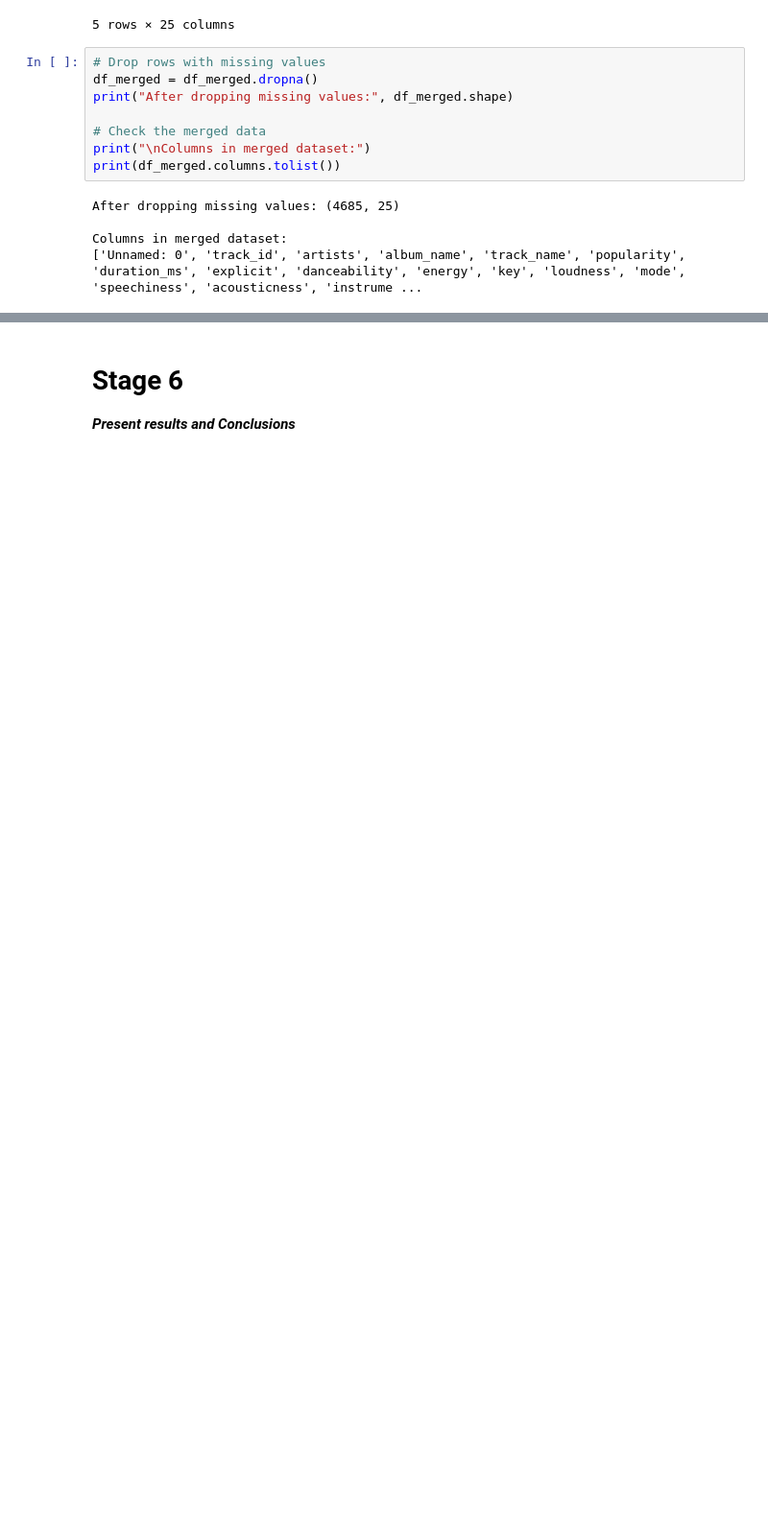
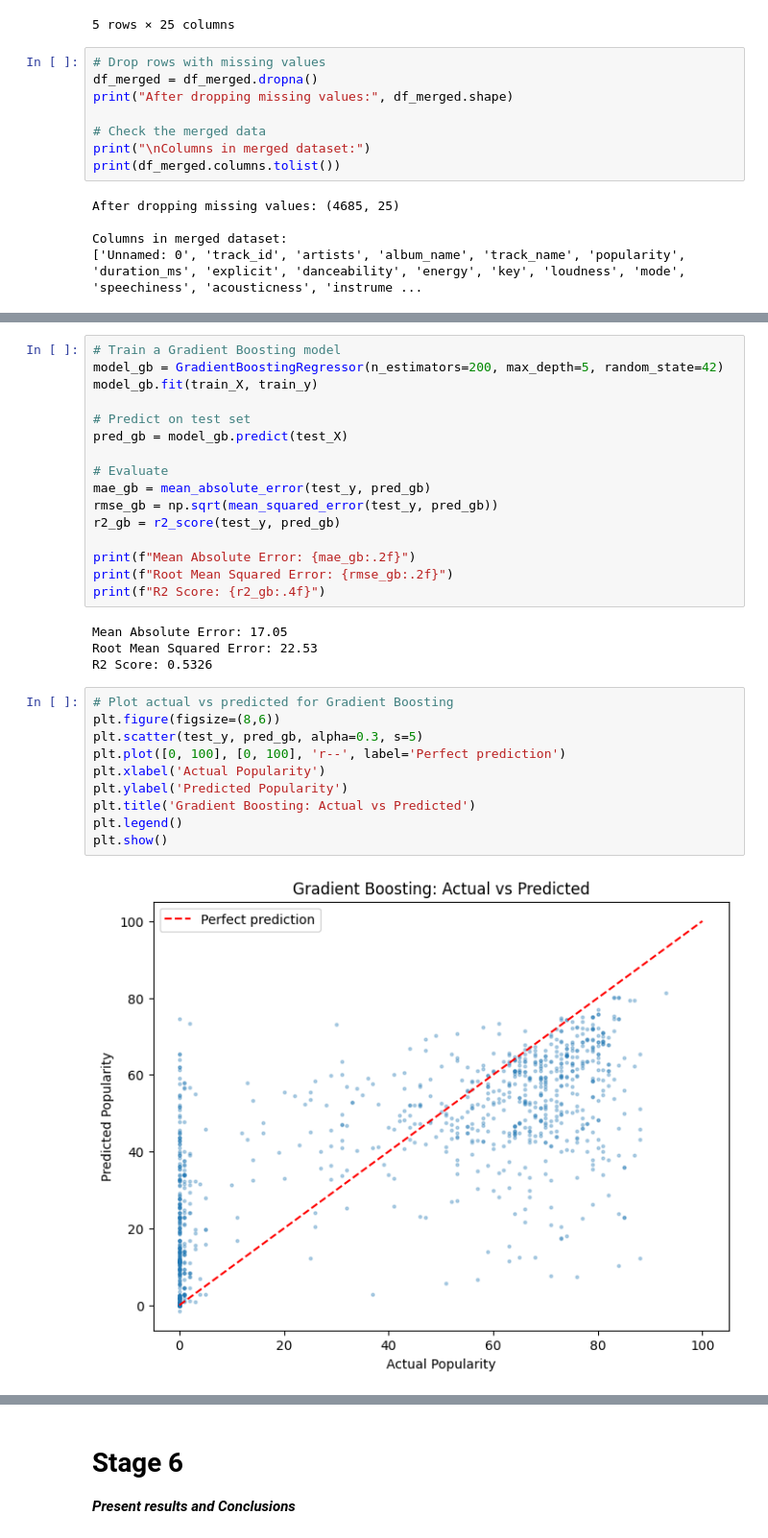
Before and after one commit to Yunnna005/mtu-ai, a Jupyter notebook: Projects/DataDrivenProject/DataDrivenProject.ipynb, the cells around one changed output, grey strips where cells are left out. Shown at 96% size. Saved outputs shown, nothing was run; the diff lists cells and outputs as text; blank space fills up the shorter version.

```diff
--- a/Projects/DataDrivenProject/DataDrivenProject.ipynb
+++ b/Projects/DataDrivenProject/DataDrivenProject.ipynb
@@ -344,0 +453,32 @@ Evaluate your model and revisit 4...repeat..
+# %%
+# Train a Gradient Boosting model
+model_gb = GradientBoostingRegressor(n_estimators=200, max_depth=5, random_state=42)
+model_gb.fit(train_X, train_y)
+
+# Predict on test set
+pred_gb = model_gb.predict(test_X)
+
+# Evaluate
+mae_gb = mean_absolute_error(test_y, pred_gb)
+rmse_gb = np.sqrt(mean_squared_error(test_y, pred_gb))
+r2_gb = r2_score(test_y, pred_gb)
+
+print(f"Mean Absolute Error: {mae_gb:.2f}")
+print(f"Root Mean Squared Error: {rmse_gb:.2f}")
+print(f"R2 Score: {r2_gb:.4f}")
+# %% [output]
+Mean Absolute Error: 17.05
+Root Mean Squared Error: 22.53
+R2 Score: 0.5326
+# %%
+# Plot actual vs predicted for Gradient Boosting
+plt.figure(figsize=(8,6))
+plt.scatter(test_y, pred_gb, alpha=0.3, s=5)
+plt.plot([0, 100], [0, 100], 'r--', label='Perfect prediction')
+plt.xlabel('Actual Popularity')
+plt.ylabel('Predicted Popularity')
+plt.title('Gradient Boosting: Actual vs Predicted')
+plt.legend()
+plt.show()
+# %% [output]
+[figure, added]
```
Also changed, not shown: parts of 22 cells of this notebook.
